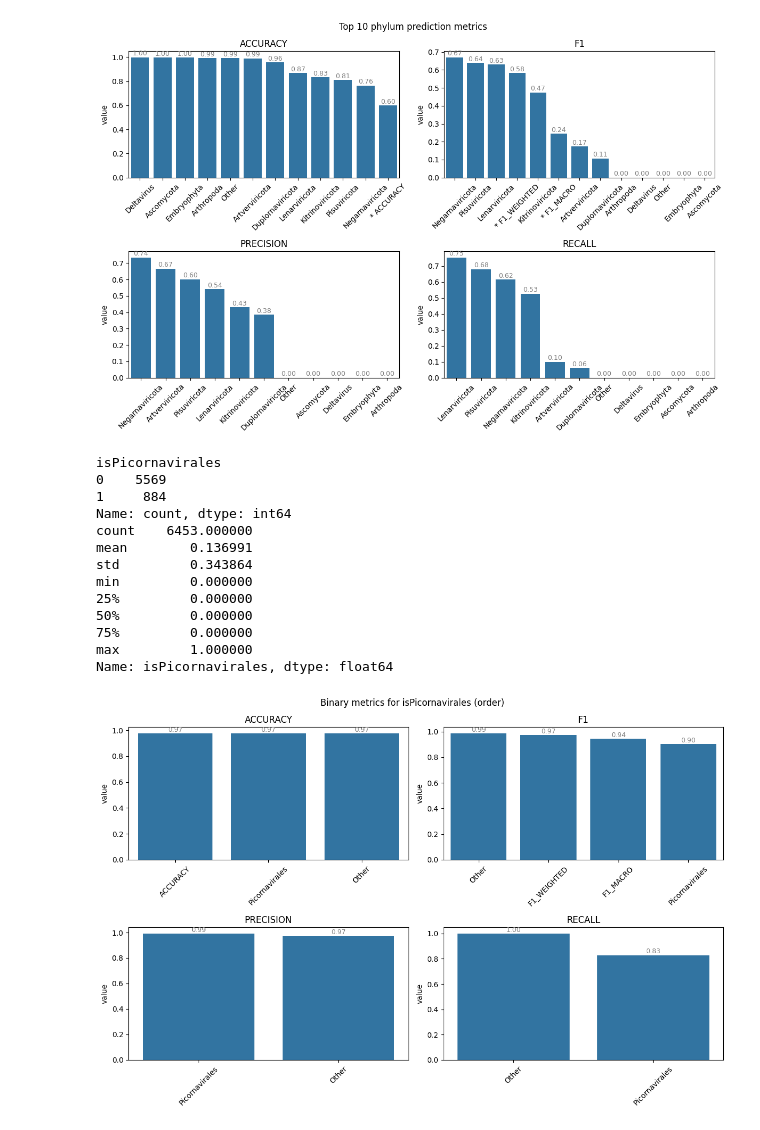
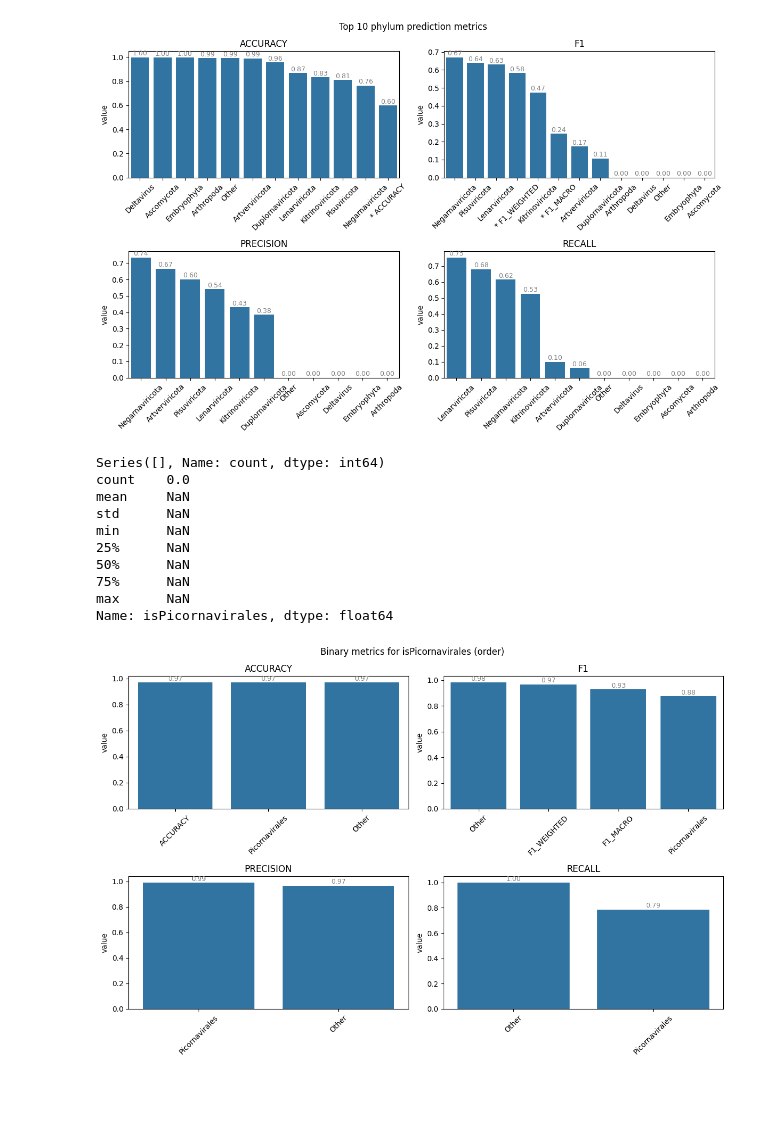
Before and after one commit to serratus-bio/pangenome, a Jupyter notebook: notebooks/taxonomy_prediction/node_classification.ipynb, the cells around one changed output. Saved outputs shown, nothing was run; the diff lists cells and outputs as text; code cells hidden in the pictures; blank space fills up the shorter version.

```diff
--- a/notebooks/taxonomy_prediction/node_classification.ipynb
+++ b/notebooks/taxonomy_prediction/node_classification.ipynb
@@ -214,7 +213,7 @@ model, evals = pipeline.train(
     pipeline=pipeline,
     G=gds.graph.get(projection_name),
     modelName=model_encoder,
-    targetNodeLabels=['Genome'],
+    targetNodeLabels=['Fasta'],
     targetProperty=class_label,
     randomSeed=RANDOM_SEED,
     metrics=[ # First metric is used for determining winning model in k-fold validation
@@ -292,14 +293,15 @@ Best model metrics (all)
 # %%
 # Get predictions and confidence for all genome nodes
 
-nodes = pd.read_csv(DATASET_DIR + 'nodes.csv')
+nodes = pd.read_csv(DATASET_DIR + 'pangenome_nodes.csv')
 nodes['labels'] = nodes['nodeLabels']
+set_class_labels(nodes)
 
 predicted = model.predict_stream(
     G=gds.graph.get(projection_name),
     modelName=model_encoder,
     includePredictedProbabilities=True,
-    targetNodeLabels=["Genome"],
+    targetNodeLabels=['Fasta']
 )
 classes = evals["modelInfo"]["classes"]
 predicted['confidence'] = predicted.apply(
@@ -309,7 +311,7 @@ min_confidence = predicted['confidence'].min()
 max_confidence = predicted['confidence'].max()
 predicted['confidenceNormalized'] = (predicted['confidence'] - min_confidence) / (max_confidence - min_confidence)
 
-genome_nodes = nodes.loc[nodes['nodeLabels'] == 'Genome', [
+genome_nodes = nodes.loc[nodes['nodeLabels'] == 'Fasta', [
     'nodeId',
     'appId',
     class_label,
@@ -461,7 +463,8 @@ plt.show()
 
 # print(nodes.loc[nodes['nodeLabels'] == 'Genome'].describe())
 
-nodes = pd.read_csv(DATASET_DIR + 'nodes.csv')
+nodes = pd.read_csv(DATASET_DIR + 'pangenome_nodes.csv')
+set_class_labels(nodes)
 
 binary_class_labels_map = {
     # 'isPisuviricota': 'phylum',
@@ -501,46 +504,43 @@ for binary_class_label, tax_rank in binary_class_labels_map.items():
     df_plot = pd.DataFrame(rows)
     sorted_metrics = df_plot['fig'].unique().tolist()
     sorted_metrics.sort()
 
     fig, axes = plt.subplots(2, 2, figsize=(12, 8))
     for i, metric in enumerate(sorted_metrics):
         df_metric = df_plot.loc[df_plot['fig'] == metric]
         df_metric = df_metric.sort_values(by='value', ascending=False)
         ax = axes[i // 2, i % 2]
         sns.barplot(data=df_metric, x='label', y='value', ax=ax)
         ax.set_xlabel('')
         for tick in ax.get_xticklabels():
             tick.set_rotation(45)
         ax.set_title(metric)
         # add value text on top of each bar
         for p in ax.patches:
             ax.annotate(f"{p.get_height():.2f}", (p.get_x() + p.get_width() / 2., p.get_height()),
                         ha='center', va='center', fontsize=9, color='gray', xytext=(0, 5),
                         textcoords='offset points')
 
 
     fig.suptitle(f'Binary metrics for {binary_class_label} ({tax_rank})')
     plt.tight_layout()
     plt.show()
     # fig.savefig(FIGURE_DIR + binary_class_label + '_prediction_metrics.png', dpi=300)
 
 
 # print(nodes.loc[nodes['nodeLabels'] == 'Genome', 'isPisuviricota'].value_counts())
 # %% [output]
-isPicornavirales
-0    5569
-1     884
-Name: count, dtype: int64
-count    6453.000000
-mean        0.136991
-std         0.343864
-min         0.000000
-25%         0.000000
-50%         0.000000
-75%         0.000000
-max         1.000000
+Series([], Name: count, dtype: int64)
+count    0.0
+mean     NaN
+std      NaN
+min      NaN
+25%      NaN
+50%      NaN
+75%      NaN
+max      NaN
 Name: isPicornavirales, dtype: float64
-[figure, old version]
+[figure, new version]
 # %%
 gds.graph.drop(get_projection_name())
 gds.beta.model.drop(gds.model.get(model_encoder))
```
Also changed, not shown: parts of 7 cells of this notebook, 18 other files.
